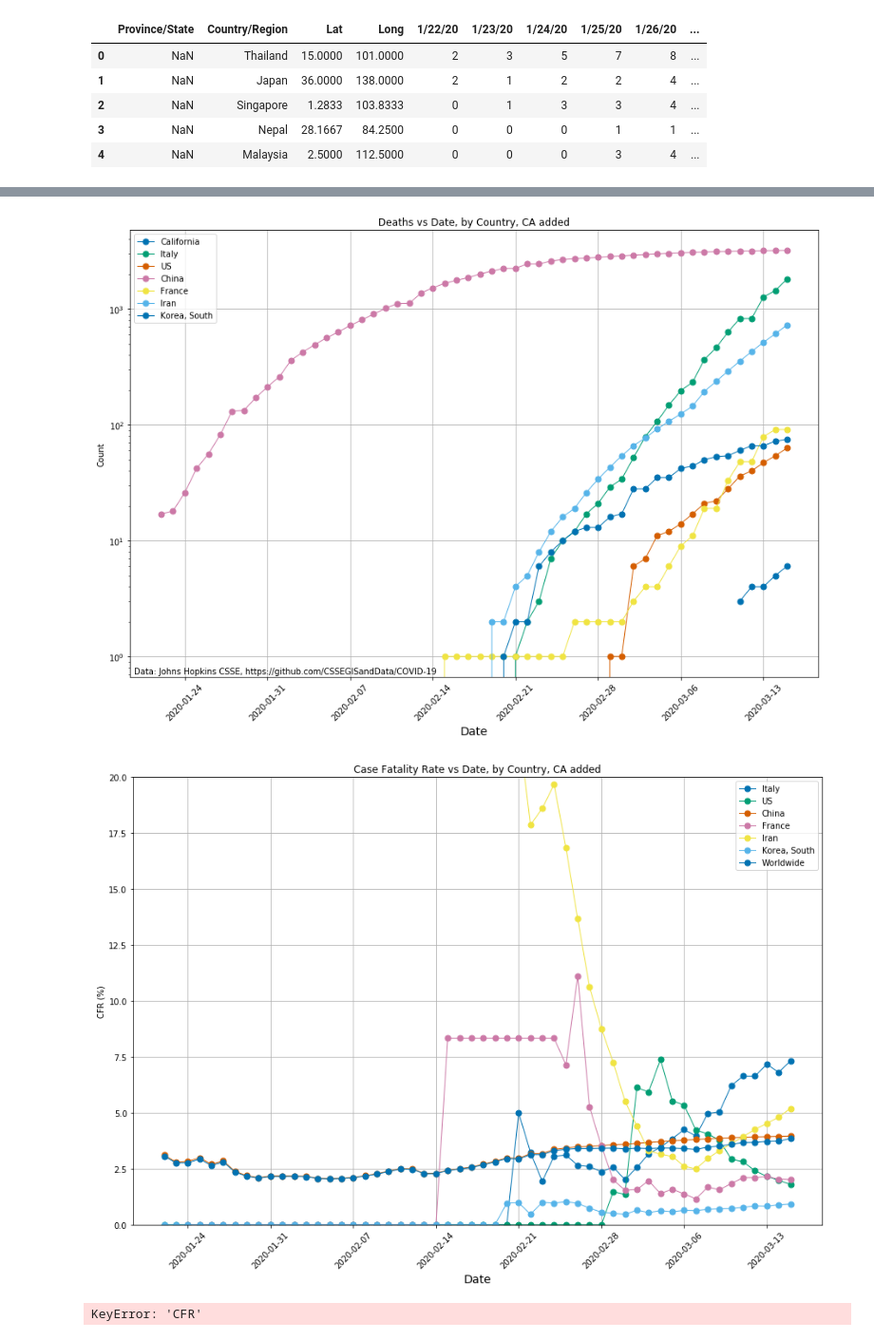
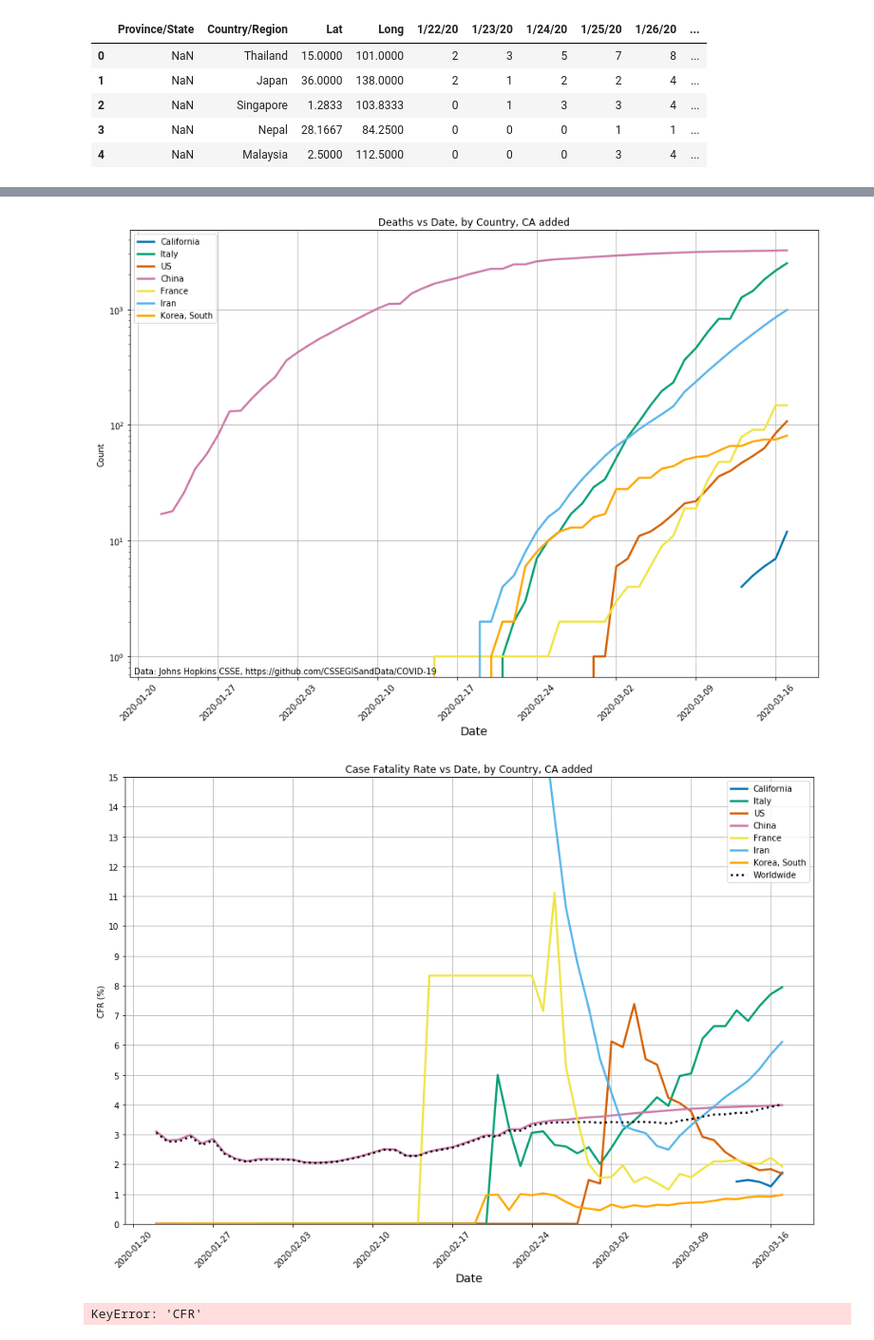
Before and after one commit to mattmendoza/COVID-19, a Jupyter notebook: DataExploration.ipynb, the cells around one changed output, grey strips where cells are left out. Shown at 95% size. Saved outputs shown, nothing was run; the diff lists cells and outputs as text; code cells hidden in the pictures.

```diff
--- a/DataExploration.ipynb
+++ b/DataExploration.ipynb
@@ -122,14 +122,14 @@ df_in_dth = isoCountry(df_dth,'Iran')#.reset_index()[:10]
 df_sk_dth = isoCountry(df_dth,'Korea, South')#.reset_index()[:10]
 
 
-formats = dict(markersize=7,marker='o',linewidth=1)
+formats = dict(markersize=0,marker='o',linewidth=2.5)
 plt.plot(df_ca_dth['Date'],df_ca_dth['Count'],**formats, label='California')
 plt.plot(df_it_dth['Date'],df_it_dth['Count'],**formats, label='Italy')
 plt.plot(df_us_dth['Date'],df_us_dth['Count'],**formats, label='US')
 plt.plot(df_ch_dth['Date'],df_ch_dth['Count'],**formats, label='China')
 plt.plot(df_fr_dth['Date'],df_fr_dth['Count'],**formats, label='France')
 plt.plot(df_in_dth['Date'],df_in_dth['Count'],**formats, label='Iran')
-plt.plot(df_sk_dth['Date'],df_sk_dth['Count'],**formats, label='Korea, South')
+plt.plot(df_sk_dth['Date'],df_sk_dth['Count'],**formats, label='Korea, South',c='orange')
 
 
 
@@ -146,42 +146,43 @@ fig.text(.13,.13,'Data: Johns Hopkins CSSE, https://github.com/CSSEGISandData/CO
 
 fig.savefig('Deaths_3152020.png')
 # %% [output]
-[figure, old version]
+[figure, new version]
 # %%
 df_ca_cnf['CFR'] = (df_ca_dth['Count'] / df_ca_cnf['Count']) * 100
 df_it_cnf['CFR'] = (df_it_dth['Count'] / df_it_cnf['Count']) * 100
 df_us_cnf['CFR'] = (df_us_dth['Count'] / df_us_cnf['Count']) * 100
 df_ch_cnf['CFR'] = (df_ch_dth['Count'] / df_ch_cnf['Count']) * 100
 df_fr_cnf['CFR'] = (df_fr_dth['Count'] / df_fr_cnf['Count']) * 100
 df_in_cnf['CFR'] = (df_in_dth['Count'] / df_in_cnf['Count']) * 100
 df_sk_cnf['CFR'] = (df_sk_dth['Count'] / df_sk_cnf['Count']) * 100
 
 
-formats = dict(markersize=7,marker='o',linewidth=1)
-#plt.plot(df_ca_cnf['Date'],df_ca_cnf['CFR'],**formats, label='California')
+formats = dict(markersize=0,marker='o',linewidth=2.5)
+plt.plot(df_ca_cnf['Date'],df_ca_cnf['CFR'],**formats, label='California')
 plt.plot(df_it_cnf['Date'],df_it_cnf['CFR'],**formats, label='Italy')
 plt.plot(df_us_cnf['Date'],df_us_cnf['CFR'],**formats, label='US')
 plt.plot(df_ch_cnf['Date'],df_ch_cnf['CFR'],**formats, label='China')
 plt.plot(df_fr_cnf['Date'],df_fr_cnf['CFR'],**formats, label='France')
 plt.plot(df_in_cnf['Date'],df_in_cnf['CFR'],**formats, label='Iran')
-plt.plot(df_sk_cnf['Date'],df_sk_cnf['CFR'],**formats, label='Korea, South')
+plt.plot(df_sk_cnf['Date'],df_sk_cnf['CFR'],**formats, label='Korea, South',c='orange')
 
-plt.plot(df_wrld_conf['Date'],df_wrld_conf['CFR'],**formats, label='Worldwide')
+plt.plot(df_wrld_conf['Date'],df_wrld_conf['CFR'],**formats, label='Worldwide', c='k',linestyle="dotted")
 
 
 fig = plt.gcf(); ax = plt.gca()
 fig.set_size_inches(15,10)
 plt.legend()
 #ax.semilogy()
 ax.set_title('Case Fatality Rate vs Date, by Country, CA added')
 plt.xticks(rotation=45)
 ax.set_xlabel('Date',fontsize=14)
 ax.set_ylabel('CFR (%)')
-ax.set_ylim(0,20)
+ax.set_yticks(list(range(16)))
+ax.set_ylim(0,15)
 ax.grid()
 fig.savefig('CFR_3152020.png')
 # %% [output]
-[figure, old version]
+[figure, new version]
 # %%
 df_ca_cnf = isoState(df_conf,'California')
 
```
Also changed, not shown: parts of 3 cells of this notebook, 5 other files.
